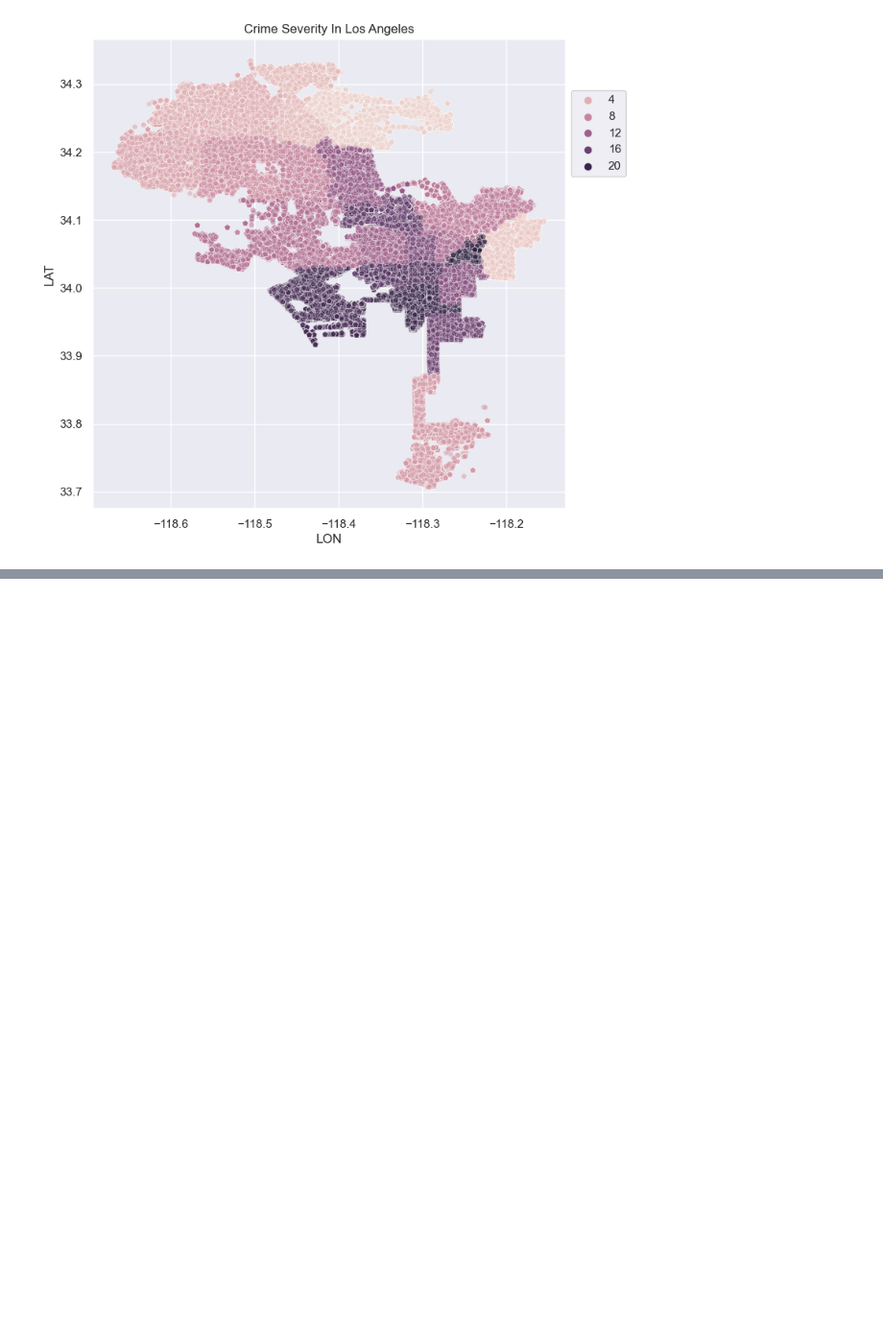
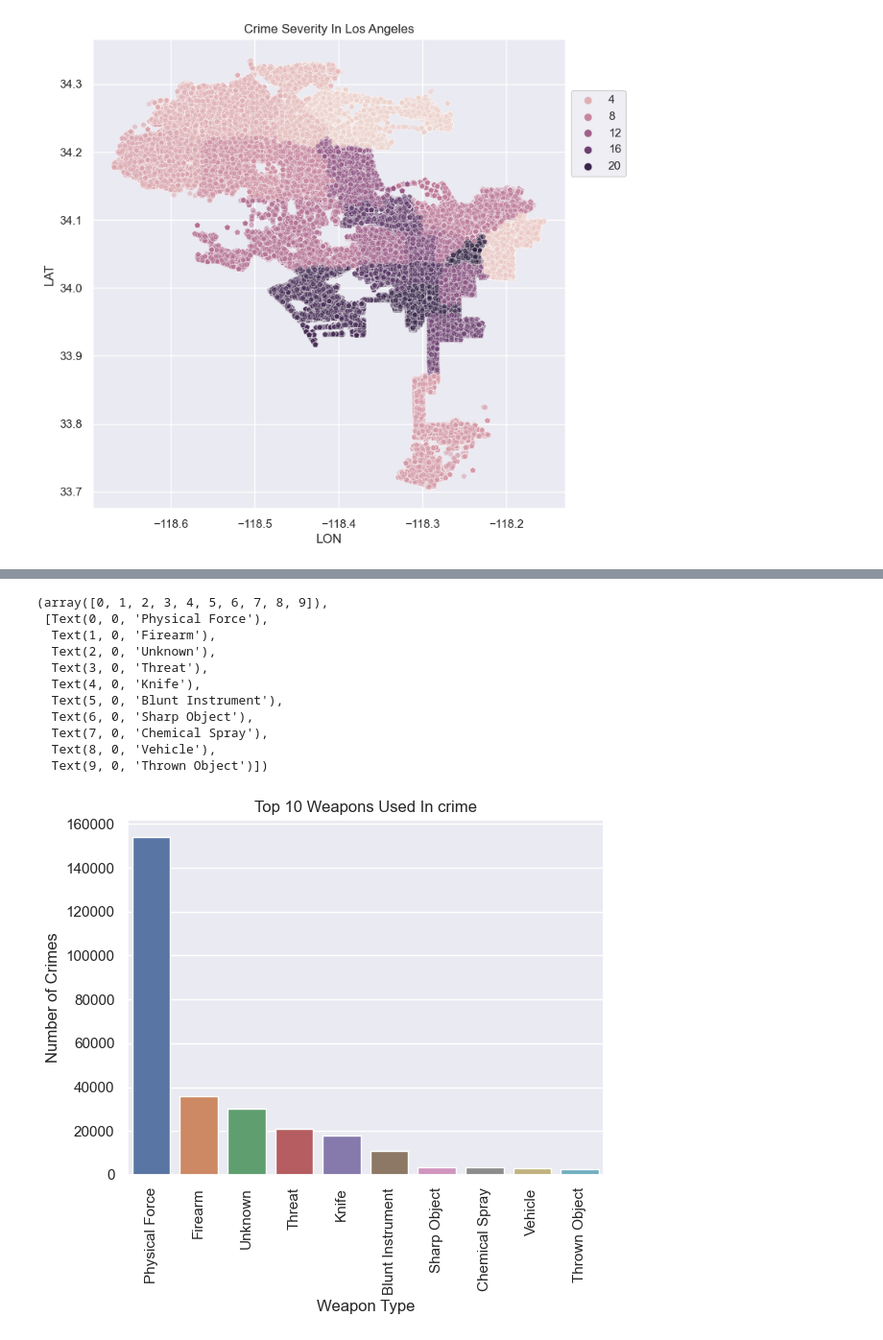
Before and after one commit to RishabhHM/Analyzing-Crime-In-LA, a Jupyter notebook: Crime_In_LA.ipynb, the cells around one changed output, grey strips where cells are left out. Shown at 96% size. Cells and saved outputs as stored; diff of their text form; code cells hidden in the pictures; blank space fills up the shorter version.

```diff
--- a/Crime_In_LA.ipynb
+++ b/Crime_In_LA.ipynb
@@ -862,0 +1222,3 @@ Text(0.5, 1.0, 'Crime Severity In Los Angeles')
+# %%
+weapon = df["Weapon Desc"].to_frame()
+weapon['Weapon Desc'].unique().size
@@ -862,0 +1309,3 @@ Text(0.5, 1.0, 'Crime Severity In Los Angeles')
+# %%
+weapon['Cleaned Weapon Desc'] = weapon['Weapon Desc'].map(weapon_mapping)
+weapon['Cleaned Weapon Desc'].value_counts()
@@ -862,0 +1330,23 @@ Text(0.5, 1.0, 'Crime Severity In Los Angeles')
+# %%
+# Visualizing the common weapons used in crime
+
+sns.barplot(x=weapon['Cleaned Weapon Desc'].value_counts().head(10).index, y=weapon['Cleaned Weapon Desc'].value_counts().head(10))
+
+plt.title("Top 10 Weapons Used In crime")
+plt.xlabel('Weapon Type')
+plt.ylabel("Number of Crimes")
+
+plt.xticks(rotation=90)
+# %% [output]
+(array([0, 1, 2, 3, 4, 5, 6, 7, 8, 9]),
+ [Text(0, 0, 'Physical Force'),
+  Text(1, 0, 'Firearm'),
+  Text(2, 0, 'Unknown'),
+  Text(3, 0, 'Threat'),
+  Text(4, 0, 'Knife'),
+  Text(5, 0, 'Blunt Instrument'),
+  Text(6, 0, 'Sharp Object'),
+  Text(7, 0, 'Chemical Spray'),
+  Text(8, 0, 'Vehicle'),
+  Text(9, 0, 'Thrown Object')])
+[figure, added]
```
Also changed, not shown: parts of 12 cells of this notebook.
